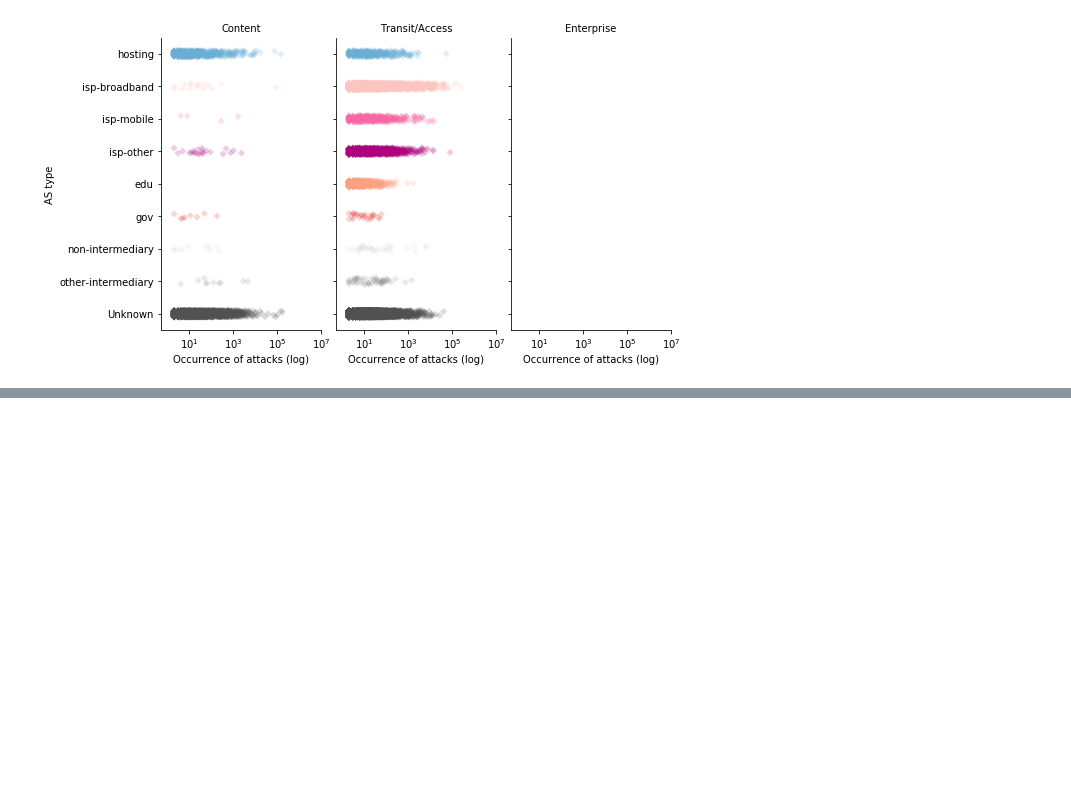
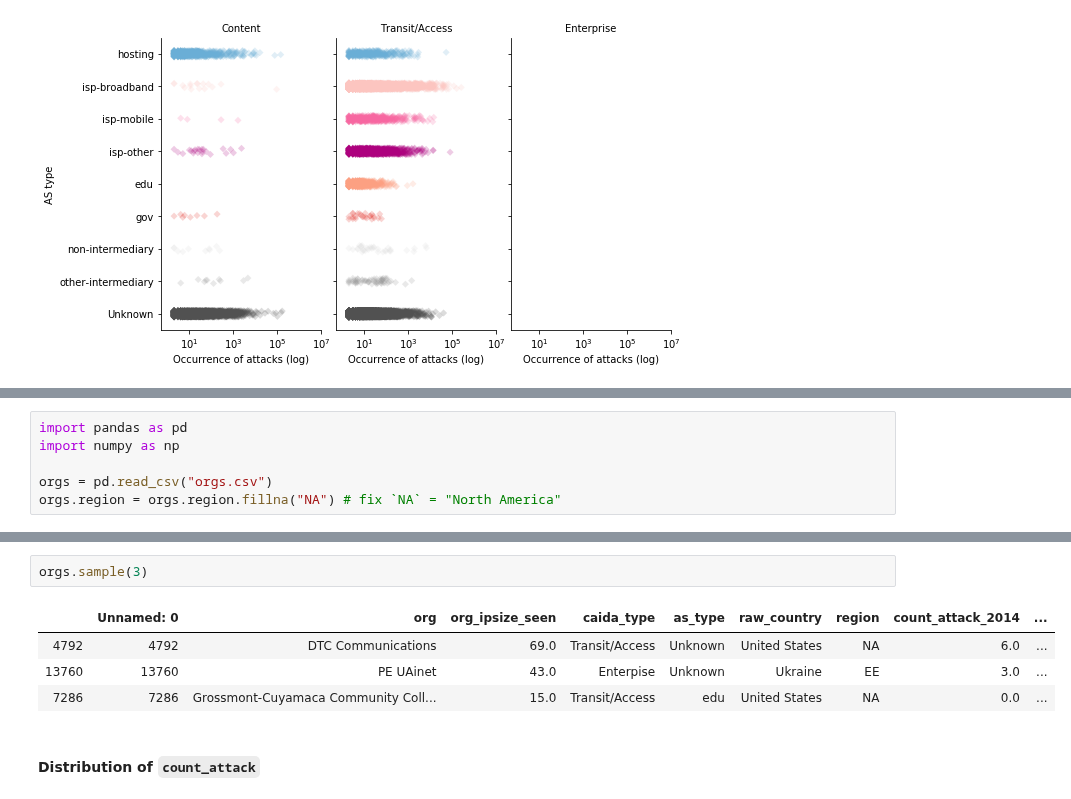
Before and after one commit to WKSu/WM0824TU-economics-of-cybersecurity-DDoS, a Jupyter notebook: block4-SecurityEconomics/hosting-provider-org.ipynb, the cells around one changed output, grey strips where cells are left out. Cells and saved outputs as stored; diff of their text form; blank space fills up the shorter version.

```diff
--- a/block4-SecurityEconomics/hosting-provider-org.ipynb
+++ b/block4-SecurityEconomics/hosting-provider-org.ipynb
@@ -353,0 +356,6 @@ plt.savefig("images/attacks-by-astype.png")
+# %%
+import pandas as pd
+import numpy as np
+
+orgs = pd.read_csv("orgs.csv")
+orgs.region = orgs.region.fillna("NA") # fix `NA` = "North America"
@@ -353,0 +383,9 @@ plt.savefig("images/attacks-by-astype.png")
+# %%
+orgs.sample(3)
+# %% [output]
+|  | Unnamed: 0 | org | org_ipsize_seen | caida_type | as_type | raw_country | region | count_attack_2014 | ... |
+| 4792 | 4792 | DTC Communications | 69.0 | Transit/Access | Unknown | United States | NA | 6.0 | ... |
+| 13760 | 13760 | PE UAinet | 43.0 | Enterpise | Unknown | Ukraine | EE | 3.0 | ... |
+| 7286 | 7286 | Grossmont-Cuyamaca Community Coll... | 15.0 | Transit/Access | edu | United States | NA | 0.0 | ... |
+# %% [markdown]
+#### Distribution of `count_attack`
```
Also changed, not shown: parts of 8 cells of this notebook.
